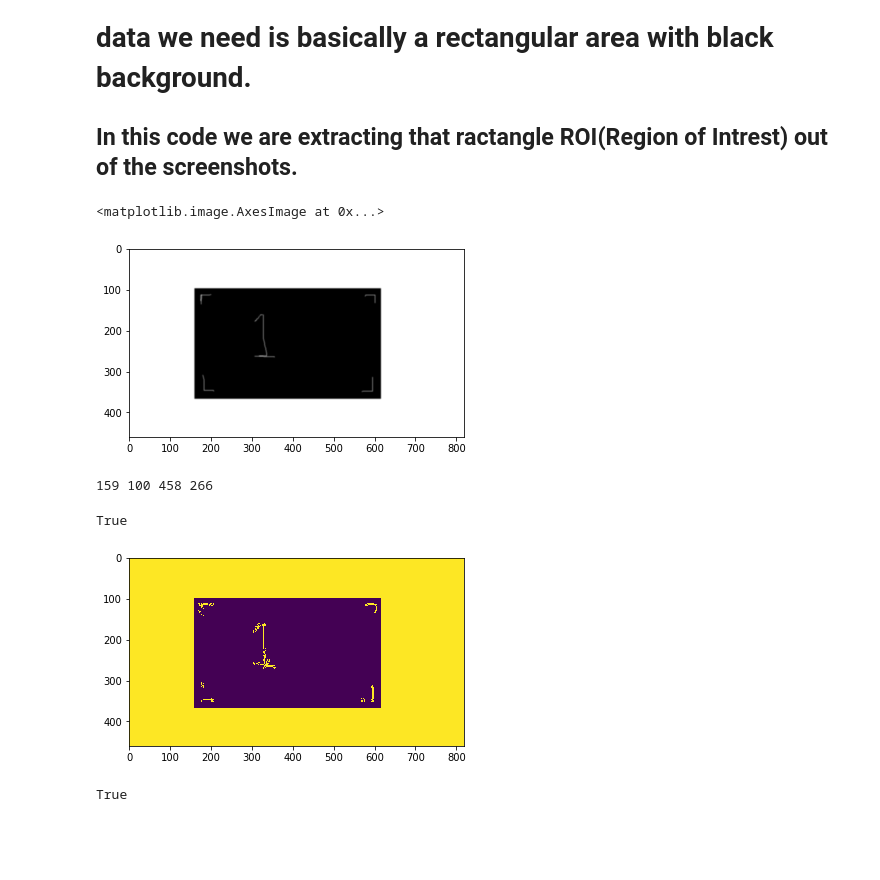
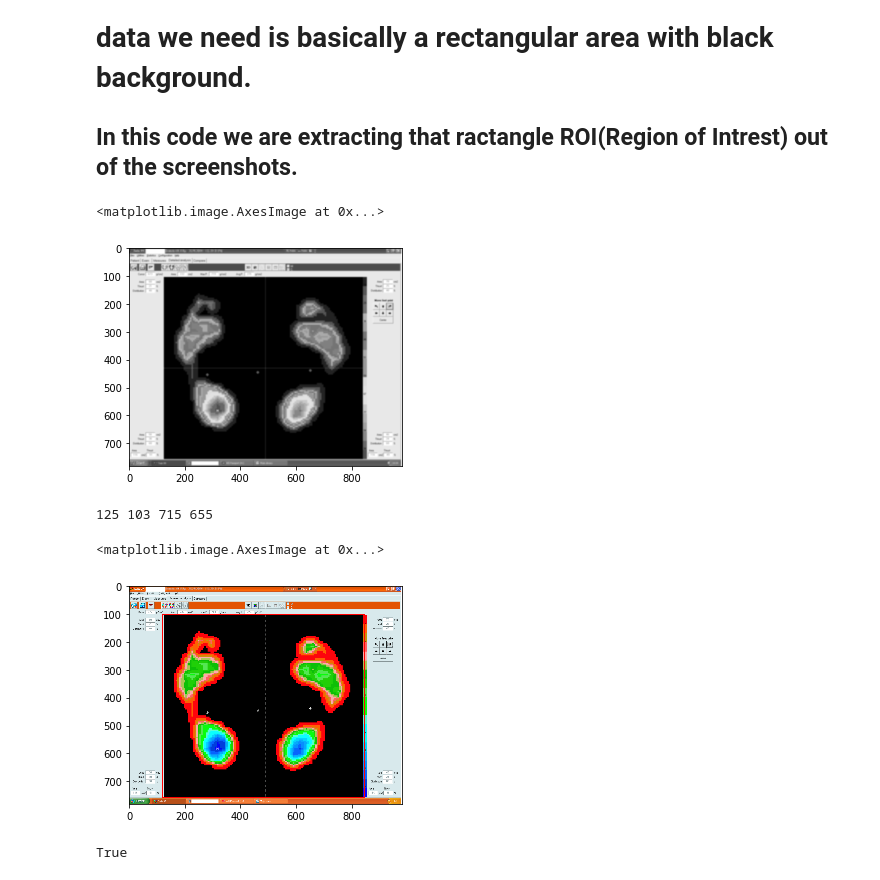
Before and after one commit to noumanschaudhry/DOI_Extraction, a Jupyter notebook: rec_ext.py.ipynb, the cells around one changed output. Saved outputs shown, nothing was run; the diff lists cells and outputs as text; code cells hidden in the pictures; blank space fills up the shorter version.

Commit message:
tried working with real image

```diff
--- a/rec_ext.py.ipynb
+++ b/rec_ext.py.ipynb
@@ -10,7 +10,7 @@ from matplotlib import pyplot as plt
 from PIL import Image
 # %%
 #read the image into the python code to manipulate
-img =cv2.imread('1.jpg')
+img =cv2.imread('3.png')
 
 #convert the color image to greyscale for thresholding later
 #helpfull as we need to crop color image in the end thats why instead of opeing image directly in greyscale we load in colour get contours in grey scale
@@ -21,42 +21,41 @@ img_gray =cv2.cvtColor(img, cv2.COLOR_BGR2GRAY);
 plt.imshow(img_gray, cmap = 'gray', interpolation = 'bicubic')
 # %% [output]
 <matplotlib.image.AxesImage at 0x...>
-[figure, old version]
+[figure, new version]
 # %%
 
 ret,thresh = cv2.threshold(img_gray,0,255,cv2.THRESH_BINARY)
 
 
 IMAGE,contours,hierarchy = cv2.findContours(thresh, cv2.RETR_TREE,  cv2.CHAIN_APPROX_SIMPLE)
 
 #sorts all the contours in desecnding order and get only two of the largest contours whcih are 1-whole image and 2-ROI
 # we only take the second highest ractangle using key ContourArea and plot that.
 cnt = sorted(contours, key = cv2.contourArea, reverse = True)[1:2]
 
 
 
 #loops through all the highest contours and adds rectangle around them which is then added to the image
 #in this no point of for loop as we are only getting one second highest rctangle wrt area
 
 for c in cnt:
     x,y,w,h = cv2.boundingRect(c)
     print(x,y,w,h)
 
     x2 = x+w+5    #added these 5 pixels padding to the height and width of the image
-    y2 = y+h+5
+    y2 = y+h
 
     #annotated image that has all the bounding boxes around the countour areas
-    img_ant=cv2.rectangle(img, (x-5,y-5), (x2,y2), (255,255,0), 2)   #padded 5 pixel in each x,y axis to starting point
+    #img_ant=cv2.rectangle(img, (x-5,y), (x2,y2), (255,0,0), 2)   #padded 5 pixel in each x,y axis to starting point
 
 #plot and check if the image has been loaded correctly
 plt.imshow(img_ant)
 
-#write the image back
 #cv2.imwrite('imgg.jpg',imgg)
 # %% [output]
-159 100 458 266
+125 103 715 655
-True
+<matplotlib.image.AxesImage at 0x...>
-[figure, old version]
+[figure, new version]
 # %%
 #cropping the orignal colour image from the size of ROI we got from contours
 cropped_img = img[y:y+h, x:x+w]
```
